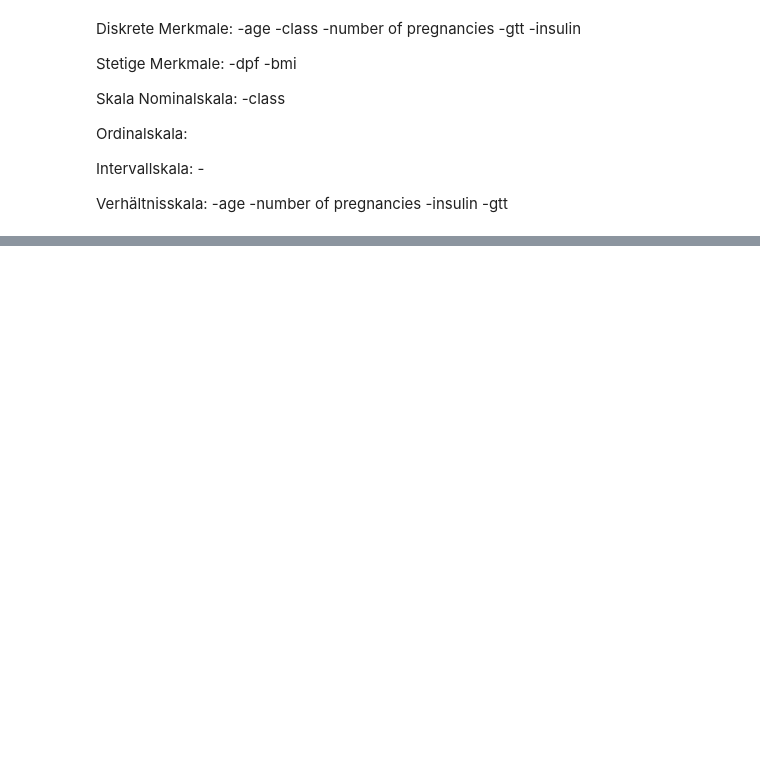
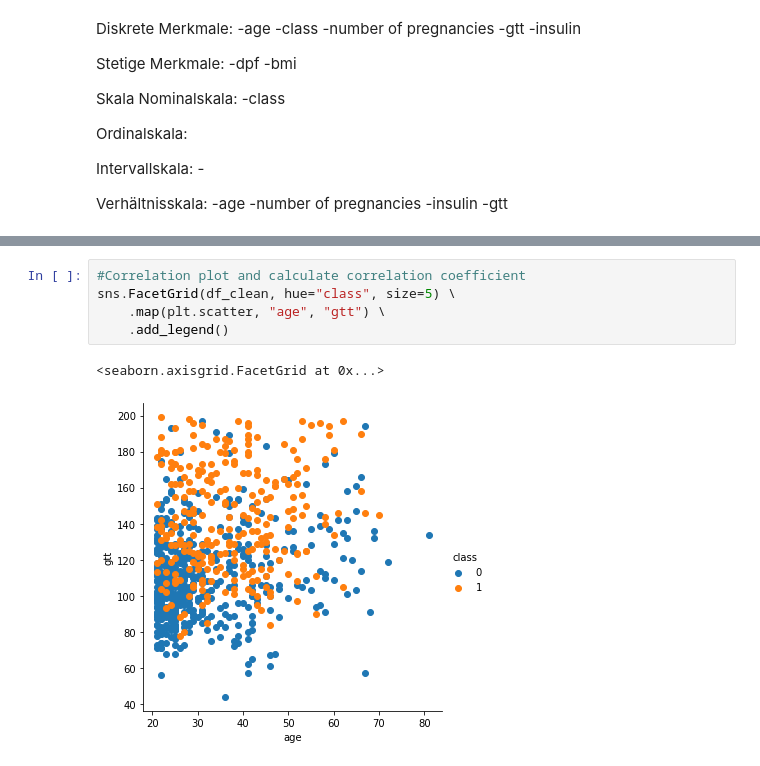
Before and after one commit to janisfroelich/daw, a Jupyter notebook: Diabetes/EDA.ipynb, the cells around one changed output, grey strips where cells are left out. Cells and saved outputs as stored; diff of their text form; blank space fills up the shorter version.

```diff
--- a/Diabetes/EDA.ipynb
+++ b/Diabetes/EDA.ipynb
@@ -230,0 +257,8 @@ See the caveats in the documentation: https://pandas.pydata.org/pandas-docs/stab
+# %%
+#Correlation plot and calculate correlation coefficient
+sns.FacetGrid(df_clean, hue="class", size=5) \
+    .map(plt.scatter, "age", "gtt") \
+    .add_legend()
+# %% [output]
+<seaborn.axisgrid.FacetGrid at 0x...>
+[figure, added]
```
Also changed, not shown: parts of 27 cells of this notebook, 2 other files.
